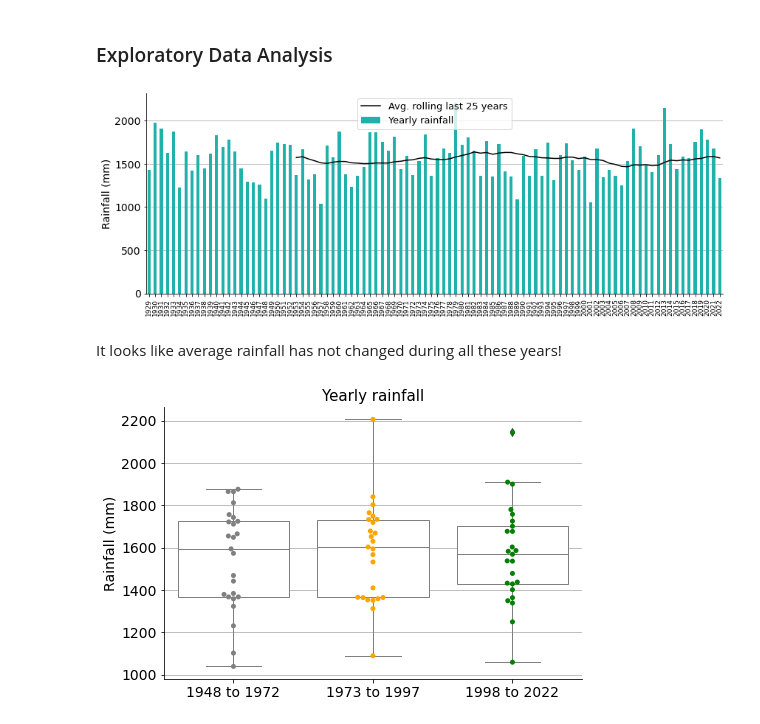
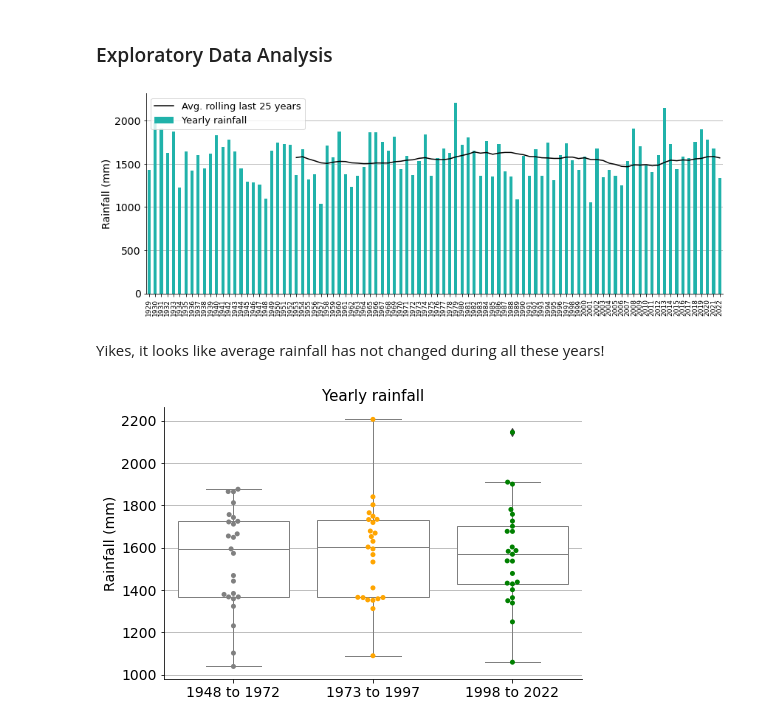
Before and after one commit to mikel-imaz/projects, a Jupyter notebook: jupyter-book/notebooks/climate.ipynb, the cells around one changed output. Drawn from its saved outputs; the diff is of its cells as text; code cells hidden in the pictures.

```diff
--- a/jupyter-book/notebooks/climate.ipynb
+++ b/jupyter-book/notebooks/climate.ipynb
@@ -321,30 +390,30 @@ Let's check it out!
 # %%
 # Calculate yearly average rainfall
 yearly_rainfall = aemet_ss.groupby(aemet_ss.index.year)["rainfall"].sum().to_frame()
 yearly_rainfall_avg10 = yearly_rainfall.rolling(window=window).mean().reset_index(drop=True)
 
 # Plot
 fig, ax = plt.subplots(figsize=(14, 5))
 
 yearly_rainfall.plot(kind="bar", color='lightseagreen', ax=ax)
 yearly_rainfall_avg10.plot(kind="line", color='black', ax=ax)
 
 ax.grid(axis="y")
 ax.set_axisbelow(True)
 ax.tick_params(axis='x', labelsize=9, rotation=90)
 ax.tick_params(axis='y', labelsize=14)
 ax.set_title("", size=15)
 ax.set_xlabel("")
 ax.set_ylabel("Rainfall (mm)", size=14)
-ax.legend([f"Avg. rolling last {window} years", "Yearly rainfall"], fontsize=13)
+ax.legend([f"Avg. rolling last {window} years", "Yearly rainfall"],
+          loc='upper left', fontsize=13)
 sns.despine()
-# ax.set_ylim(0, 2500)
 
 plt.show()
 # %% [output]
-[figure, old version]
+[figure, new version]
 # %% [markdown]
-It looks like average rainfall has not changed during all these years!
+Yikes, it looks like average rainfall has not changed during all these years!
 # %%
 # Split and convert to numpy array
 rain_48_72 = yearly_rainfall.loc[1948:1972].to_numpy().flatten()
```
Also changed, not shown: parts of 35 cells of this notebook, 1 other file.
